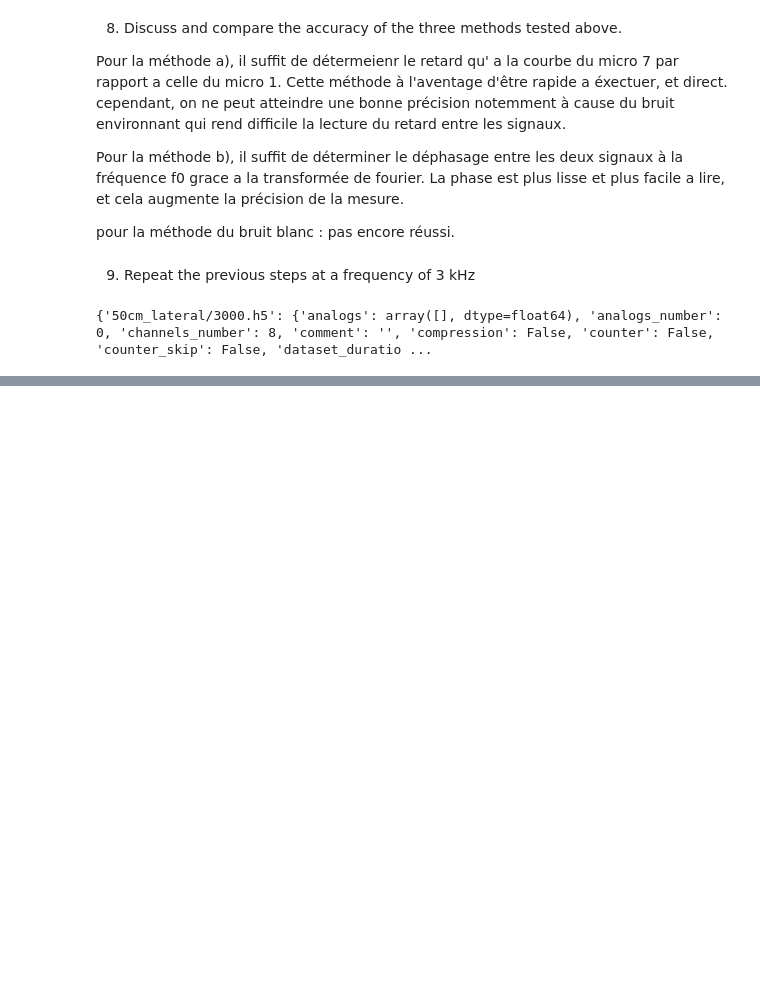
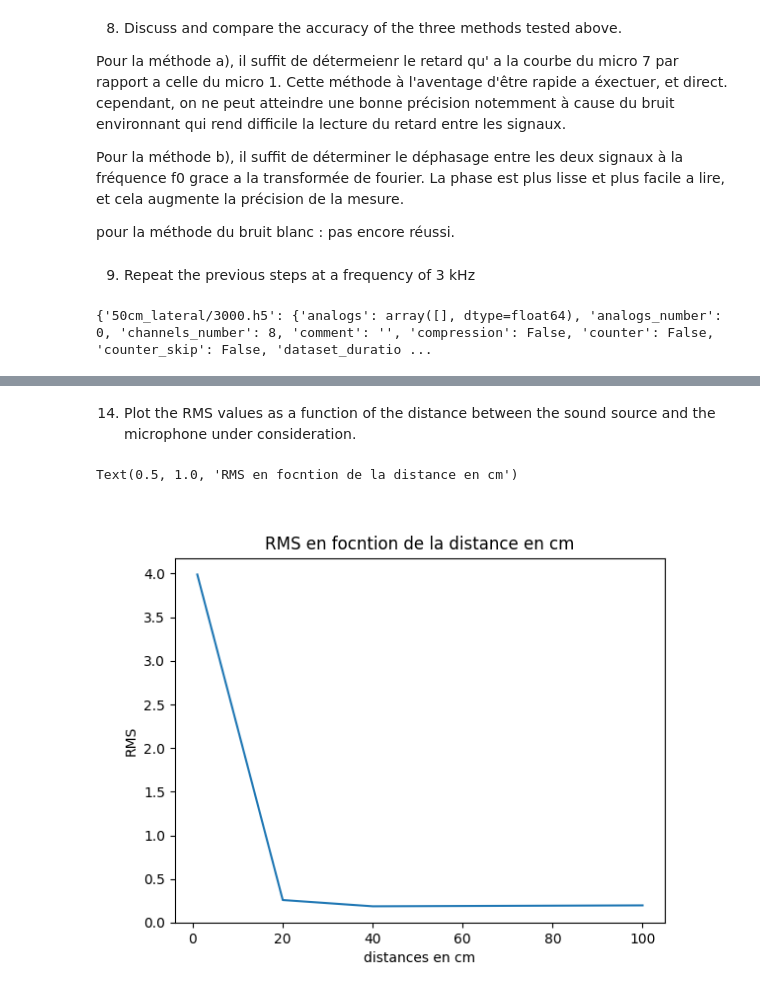
Before and after one commit to Huss94/TP_son1, a Jupyter notebook: Report.ipynb, the cells around one changed output, grey strips where cells are left out. Saved outputs shown, nothing was run; the diff lists cells and outputs as text; code cells hidden in the pictures; blank space fills up the shorter version.

```diff
--- a/Report.ipynb
+++ b/Report.ipynb
@@ -256,0 +328,11 @@ On observe bien un pic a 100 hz, mais aussi un pic plus grand a 175. celui ci es
+# %% [markdown]
+14. Plot the RMS values as a function of the distance between the sound source and the microphone under consideration.
+# %%
+plt.figure()
+plt.plot(distances, RMS_tab)
+plt.xlabel("distances en cm")
+plt.ylabel("RMS")
+plt.title("RMS en focntion de la distance en cm")
+# %% [output]
+Text(0.5, 1.0, 'RMS en focntion de la distance en cm')
+[figure, added]
```
Also changed, not shown: parts of 18 cells of this notebook, 53 other files.
